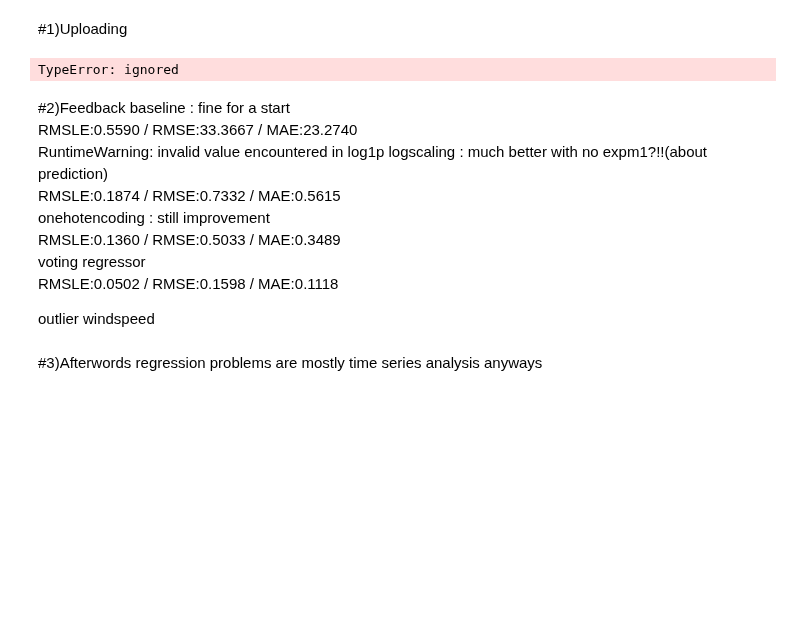
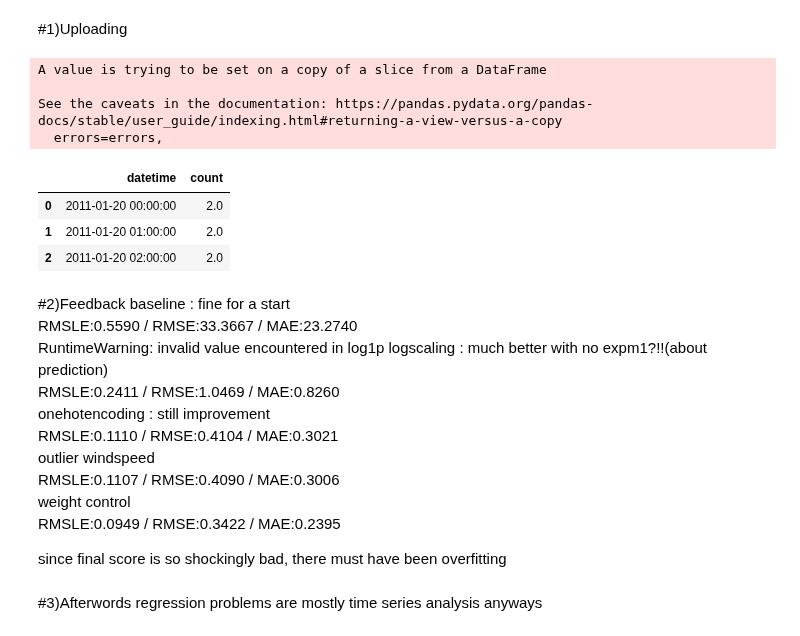
Before and after one commit to DongjunYou/21_1Q_Army, a Jupyter notebook: 4.Bike/Bike_baseline.ipynb, the cells around one changed output. Cells and saved outputs as stored; diff of their text form; code cells hidden in the pictures; blank space fills up the shorter version.

```diff
--- a/4.Bike/Bike_baseline.ipynb
+++ b/4.Bike/Bike_baseline.ipynb
@@ -198,6 +213,6 @@ RMSLE:0.0925 / RMSE:0.3373 / MAE:0.2318
 # %%
-vo_reg=VotingRegressor([('lr',lr_reg),('rf',rf_reg),('xgb',xgb_reg),('lgbm',lgbm_reg)]) #always softvoting #does not fit twice after past fit
+vo_reg=VotingRegressor([('lr',lr_reg),('rf',rf_reg),('xgb',xgb_reg),('lgbm',lgbm_reg)],weights=[1,2,2,3]) #always softvoting #does not fit twice after past fit #lgbm best in every metric
 vo_reg.fit(X_train,y_train)
-pred1=vo_reg.predict(X_test)
-get_eval(y_test,pred1)
+pred=vo_reg.predict(X_test)
+get_eval(y_test,np.round(pred))
 # %% [output]
@@ -206,12 +221,20 @@ RMSLE:0.1011 / RMSE:0.3699 / MAE:0.2635
 # %% [markdown]
 #1)Uploading
 # %%
+test_df.drop('count',axis=1,inplace=True)
 pred=vo_reg.predict(test_df)
-realpred=pd.DataFrame(pred,columns='count')
+realpred=pd.DataFrame(np.round(pred),columns=['count'])
 submit_df=pd.DataFrame({'datetime':datetime,'count':realpred['count']})
 submit_df.head(3)
 # %% [output]
-TypeError: ignored
+A value is trying to be set on a copy of a slice from a DataFrame
+
+See the caveats in the documentation: https://pandas.pydata.org/pandas-docs/stable/user_guide/indexing.html#returning-a-view-versus-a-copy
+  errors=errors,
+|  | datetime | count |
+| 0 | 2011-01-20 00:00:00 | 2.0 |
+| 1 | 2011-01-20 01:00:00 | 2.0 |
+| 2 | 2011-01-20 02:00:00 | 2.0 |
 # %%
 submit_df.to_csv('/content/gdrive/MyDrive/Dataset/Lutris_Bike.csv', index = False)
 # %% [markdown]
@@ -220,13 +243,15 @@ baseline : fine for a start<br>
 RMSLE:0.5590 / RMSE:33.3667 / MAE:23.2740<br>
 RuntimeWarning: invalid value encountered in log1p
 logscaling : much better with no expm1?!!(about prediction)<br>
-RMSLE:0.1874 / RMSE:0.7332 / MAE:0.5615<br>
+RMSLE:0.2411 / RMSE:1.0469 / MAE:0.8260<br>
 onehotencoding : still improvement<br>
-RMSLE:0.1360 / RMSE:0.5033 / MAE:0.3489<br>
-voting regressor<br>
-RMSLE:0.0502 / RMSE:0.1598 / MAE:0.1118
+RMSLE:0.1110 / RMSE:0.4104 / MAE:0.3021<br>
+outlier windspeed<br>
+RMSLE:0.1107 / RMSE:0.4090 / MAE:0.3006<br>
+weight control<br>
+RMSLE:0.0949 / RMSE:0.3422 / MAE:0.2395
 
-outlier windspeed<br>
+since final score is so shockingly bad, there must have been overfitting
 # %% [markdown]
 #3)Afterwords
 regression problems are mostly time series analysis anyways
```
Also changed, not shown: parts of 14 cells of this notebook.
